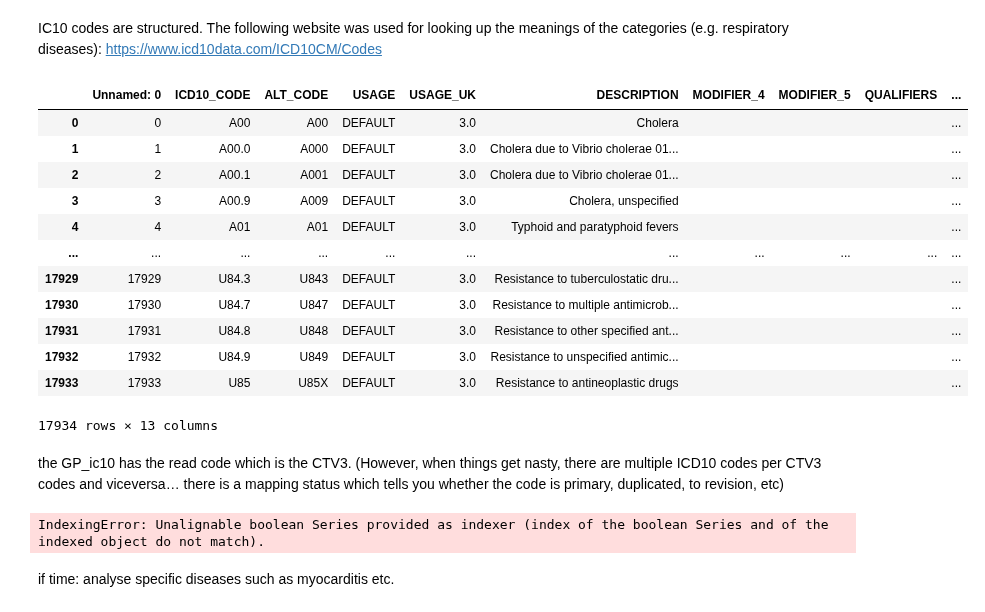
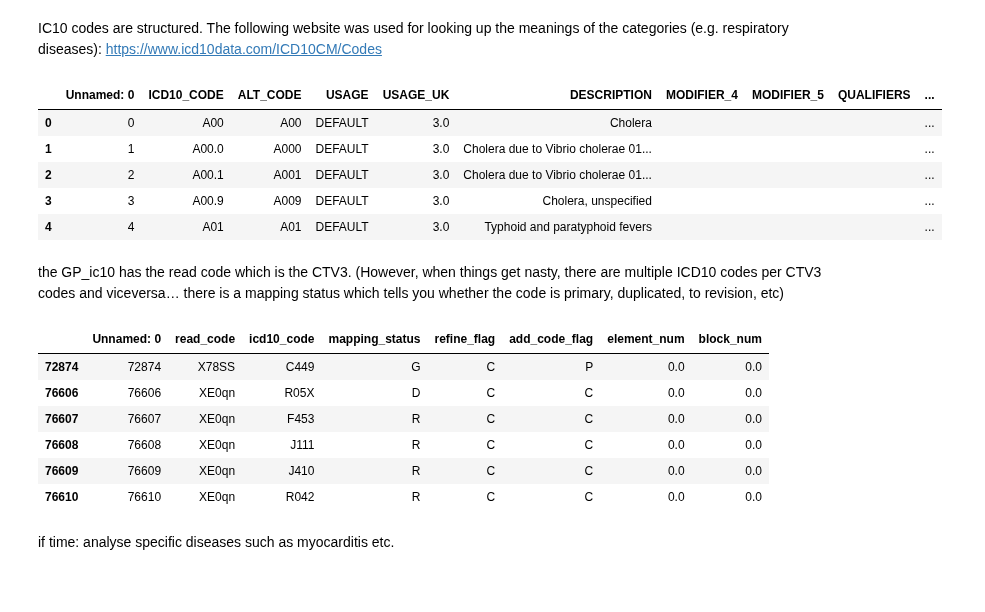
Before and after one commit to MonicaMueller/big-data-final-project, a Jupyter notebook: Project_vaccine_comorbidities.ipynb, the cells around one changed output. Drawn from its saved outputs; the diff is of its cells as text; code cells hidden in the pictures; blank space fills up the shorter version.

```diff
--- a/Project_vaccine_comorbidities.ipynb
+++ b/Project_vaccine_comorbidities.ipynb
@@ -480,36 +490,37 @@ clinical_vac
 IC10 codes are structured. The following website was used for looking up the meanings of the categories (e.g. respiratory diseases):
 https://www.icd10data.com/ICD10CM/Codes
 # %%
-ic10
+ic10.head()
 # %% [output]
 |  | Unnamed: 0 | ICD10_CODE | ALT_CODE | USAGE | USAGE_UK | DESCRIPTION | MODIFIER_4 | MODIFIER_5 | QUALIFIERS | ... |
 | 0 | 0 | A00 | A00 | DEFAULT | 3.0 | Cholera |  |  |  | ... |
 | 1 | 1 | A00.0 | A000 | DEFAULT | 3.0 | Cholera due to Vibrio cholerae 01... |  |  |  | ... |
 | 2 | 2 | A00.1 | A001 | DEFAULT | 3.0 | Cholera due to Vibrio cholerae 01... |  |  |  | ... |
 | 3 | 3 | A00.9 | A009 | DEFAULT | 3.0 | Cholera, unspecified |  |  |  | ... |
 | 4 | 4 | A01 | A01 | DEFAULT | 3.0 | Typhoid and paratyphoid fevers |  |  |  | ... |
-| ... | ... | ... | ... | ... | ... | ... | ... | ... | ... | ... |
-| 17929 | 17929 | U84.3 | U843 | DEFAULT | 3.0 | Resistance to tuberculostatic dru... |  |  |  | ... |
-| 17930 | 17930 | U84.7 | U847 | DEFAULT | 3.0 | Resistance to multiple antimicrob... |  |  |  | ... |
-| 17931 | 17931 | U84.8 | U848 | DEFAULT | 3.0 | Resistance to other specified ant... |  |  |  | ... |
-| 17932 | 17932 | U84.9 | U849 | DEFAULT | 3.0 | Resistance to unspecified antimic... |  |  |  | ... |
-| 17933 | 17933 | U85 | U85X | DEFAULT | 3.0 | Resistance to antineoplastic drugs |  |  |  | ... |
-17934 rows × 13 columns
 # %% [markdown]
 the GP_ic10 has the read code which is the CTV3.
 (However, when things get nasty, there are multiple ICD10 codes per CTV3 codes and viceversa… there is a mapping status which tells you whether the code is primary, duplicated, to revision, etc)
 # %%
+# WILL PROBABLY NOT USE THIS
+
 # just to see if corresponding CTV3 to IC10 works
 
 # broadcasting for vaccinated comorbidities(CTV3) in ICD10
-mask_vac_ic10 = GPic10['read_code'].isin(clinical[mask_vac_clin]['code'])
+mask_vac_ic10 = GPic10['read_code'].isin(clinical_ic10[mask_vac_clin]['code'])
 GPic10[mask_vac_ic10]
 
 # mask_vac: people that got any vaccine
 # search for patients that got the vaccine in GPic10
 # and look what clinical events they had via the read_code (e.g. XE01qn)
 # %% [output]
-IndexingError: Unalignable boolean Series provided as indexer (index of the boolean Series and of the indexed object do not match).
+|  | Unnamed: 0 | read_code | icd10_code | mapping_status | refine_flag | add_code_flag | element_num | block_num |
+| 72874 | 72874 | X78SS | C449 | G | C | P | 0.0 | 0.0 |
+| 76606 | 76606 | XE0qn | R05X | D | C | C | 0.0 | 0.0 |
+| 76607 | 76607 | XE0qn | F453 | R | C | C | 0.0 | 0.0 |
+| 76608 | 76608 | XE0qn | J111 | R | C | C | 0.0 | 0.0 |
+| 76609 | 76609 | XE0qn | J410 | R | C | C | 0.0 | 0.0 |
+| 76610 | 76610 | XE0qn | R042 | R | C | C | 0.0 | 0.0 |
 # %% [markdown]
 if time: analyse specific diseases such as myocarditis etc.
 # %%
```
Also changed, not shown: parts of 14 cells of this notebook.
